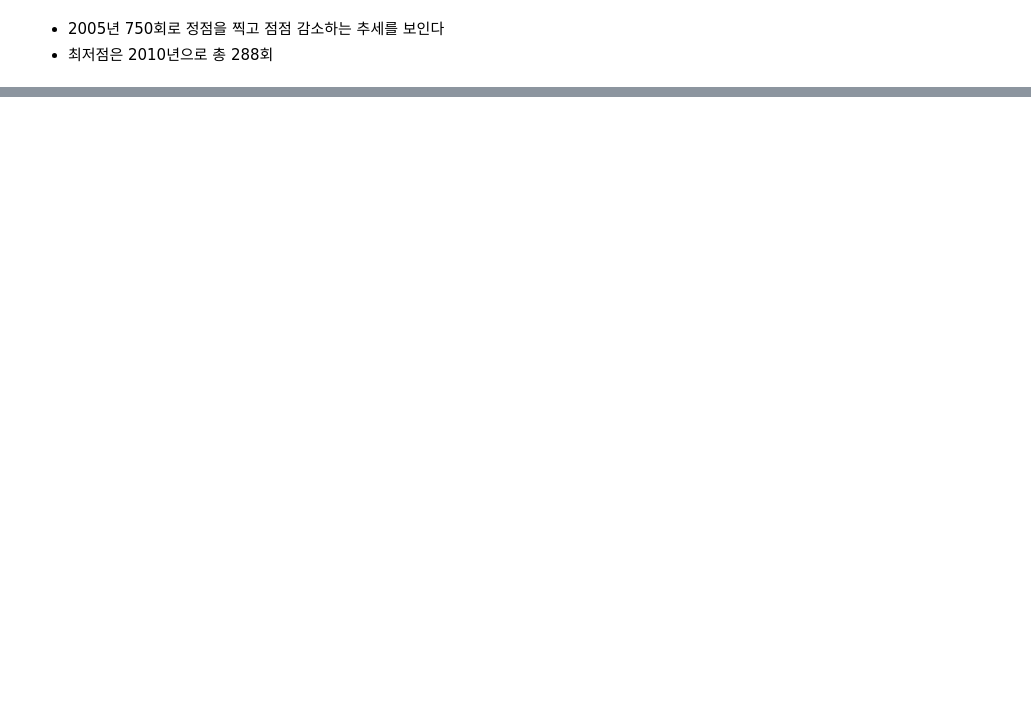
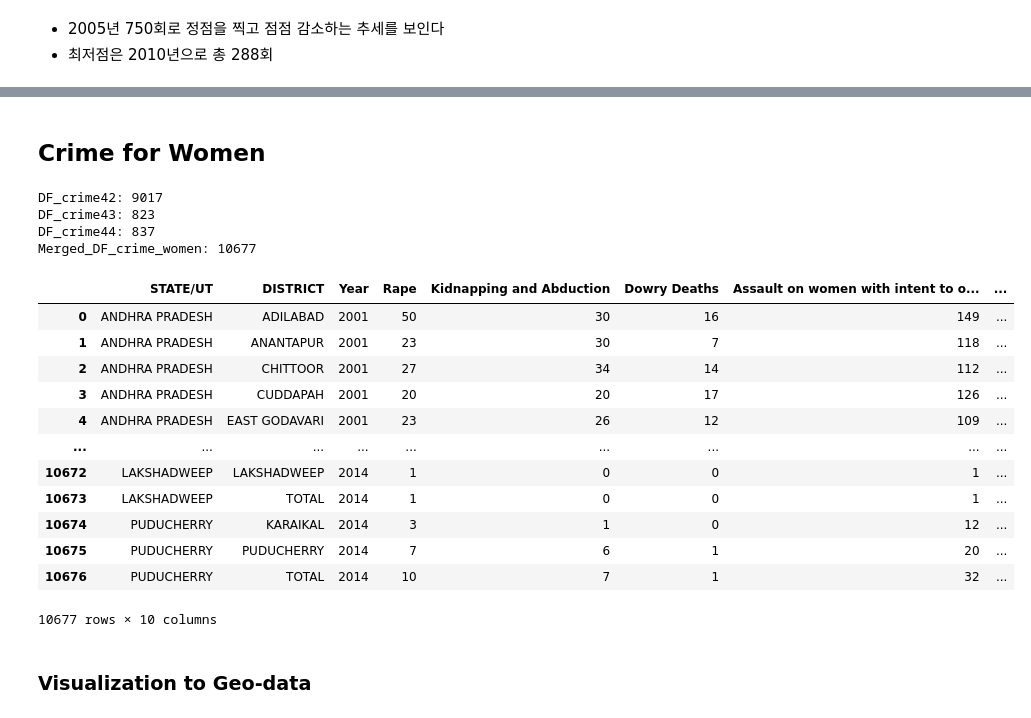
Before and after one commit to DONGRYEOLLEE1/WIL, a Jupyter notebook: Crime_In_India.ipynb, the cells around one changed output, grey strips where cells are left out. Cells and saved outputs as stored; diff of their text form; code cells hidden in the pictures; blank space fills up the shorter version.

```diff
--- a/Crime_In_India.ipynb
+++ b/Crime_In_India.ipynb
@@ -48,0 +491,59 @@ fig.show()
+# %% [markdown]
+## Crime for Women
+# %%
+crime42 = pd.read_csv('C:/workspace/Data/crime-in-india/crime/crime/42_District_wise_crimes_committed_against_women_2001_2012.csv')
+crime43 = pd.read_csv('C:/workspace/Data/crime-in-india/crime/crime/42_District_wise_crimes_committed_against_women_2013.csv')
+crime44 = pd.read_csv('C:/workspace/Data/crime-in-india/crime/crime/42_District_wise_crimes_committed_against_women_2014.csv')
+# %%
+crime43['STATE/UT'] = crime43['STATE/UT'].str.upper()
+crime43['DISTRICT'].replace(to_replace = 'ZZ TOTAL', value = 'TOTAL', inplace = True)
+crime43 = crime43.replace(to_replace = 'A&N ISLANDS', value = 'A & N ISLANDS')
+crime43 = crime43.replace(to_replace = 'D&N HAVELI', value = 'D & N HAVELI')
+crime43 = crime43.replace(to_replace = 'DELHI UT', value = 'DELHI')
+# %%
+crime44 = crime44[['States/UTs', 'District', 'Year', 'Rape', 'Kidnapping & Abduction_Total',
+                   'Dowry Deaths', 'Assault on Women with intent to outrage her Modesty_Total',
+                  'Insult to the Modesty of Women_Total', 'Cruelty by Husband or his Relatives',
+                  'Importation of Girls from Foreign Country']]
+crime44 = crime44.rename(columns = {'States/UTs' : 'STATE/UT',
+                                   'District' : 'DISTRICT',
+                                   'Kidnapping & Abduction_Total' : 'Kidnapping and Abduction',
+                                   'Assault on Women with intent to outrage her Modesty_Total' : 'Assault on women with intent to outrage her modesty',
+                                   'Insult to the Modesty of Women_Total' : 'Insult to modesty of Women',
+                                   'Cruelty by Husband or his Relatives' : 'Cruelty by Husband or his Relatives',
+                                   'Importation of Girls from Foreign Country' : 'Importation of Girls'})
+crime44['STATE/UT'] = crime44['STATE/UT'].str.upper()
+crime44['DISTRICT'] = crime44['DISTRICT'].str.upper()
+crime44 = crime44.replace(to_replace = 'A&N ISLANDS', value = 'A & N ISLANDS')
+crime44 = crime44.replace(to_replace = 'D&N HAVELI', value = 'D & N HAVELI')
+crime44 = crime44.replace(to_replace = 'DELHI UT', value = 'DELHI')
+# %%
+print("DF_crime42: {}\nDF_crime43: {}\nDF_crime44: {}".format(len(crime42), len(crime43), len(crime44)))
+crime_women = pd.concat([crime42, crime43, crime44])
+print("Merged_DF_crime_women: {}".format(len(crime_women)))
+# %% [output]
+DF_crime42: 9017
+DF_crime43: 823
+DF_crime44: 837
+Merged_DF_crime_women: 10677
+# %%
+## 최종데이터프레임
+crime_women = crime_women.reset_index()
+crime_women = crime_women.drop('index', axis = 1)
+crime_women
+# %% [output]
+|  | STATE/UT | DISTRICT | Year | Rape | Kidnapping and Abduction | Dowry Deaths | Assault on women with intent to o... | ... |
+| 0 | ANDHRA PRADESH | ADILABAD | 2001 | 50 | 30 | 16 | 149 | ... |
+| 1 | ANDHRA PRADESH | ANANTAPUR | 2001 | 23 | 30 | 7 | 118 | ... |
+| 2 | ANDHRA PRADESH | CHITTOOR | 2001 | 27 | 34 | 14 | 112 | ... |
+| 3 | ANDHRA PRADESH | CUDDAPAH | 2001 | 20 | 20 | 17 | 126 | ... |
+| 4 | ANDHRA PRADESH | EAST GODAVARI | 2001 | 23 | 26 | 12 | 109 | ... |
+| ... | ... | ... | ... | ... | ... | ... | ... | ... |
+| 10672 | LAKSHADWEEP | LAKSHADWEEP | 2014 | 1 | 0 | 0 | 1 | ... |
+| 10673 | LAKSHADWEEP | TOTAL | 2014 | 1 | 0 | 0 | 1 | ... |
+| 10674 | PUDUCHERRY | KARAIKAL | 2014 | 3 | 1 | 0 | 12 | ... |
+| 10675 | PUDUCHERRY | PUDUCHERRY | 2014 | 7 | 6 | 1 | 20 | ... |
+| 10676 | PUDUCHERRY | TOTAL | 2014 | 10 | 7 | 1 | 32 | ... |
+10677 rows × 10 columns
+# %% [markdown]
+### Visualization to Geo-data
```
Also changed, not shown: parts of 77 cells of this notebook.
